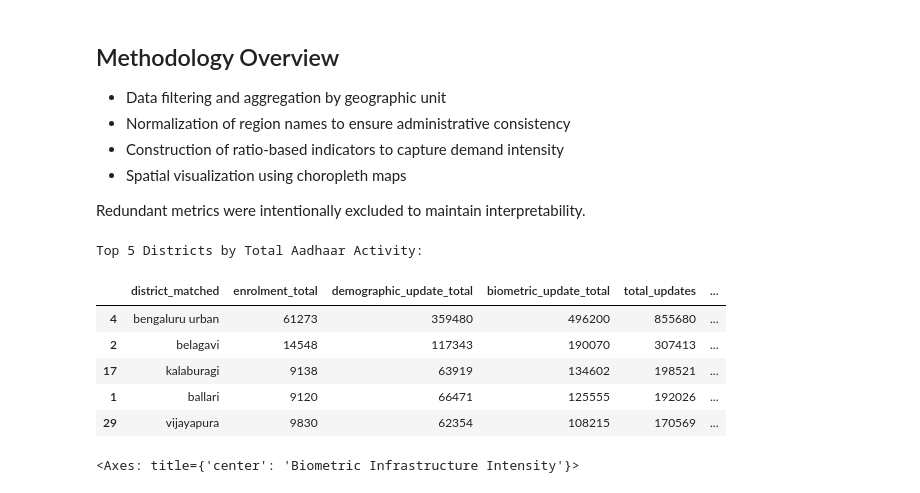
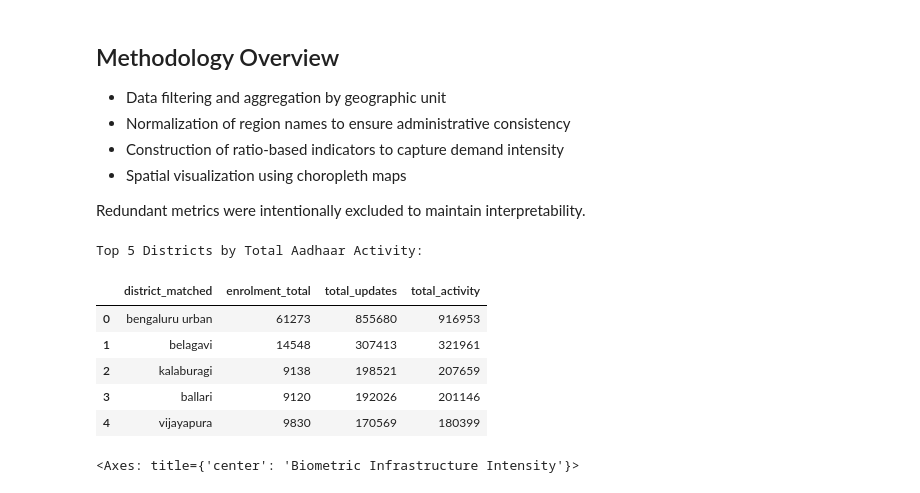
Before and after one commit to KadakWNL/uidai-datathon, a Jupyter notebook: districtsNB.ipynb, the cells around one changed output. Saved outputs shown, nothing was run; the diff lists cells and outputs as text; code cells hidden in the pictures.

```diff
--- a/districtsNB.ipynb
+++ b/districtsNB.ipynb
@@ -165,40 +165,53 @@ district_bio = ka_biometric_df.groupby("district_matched", as_index=False)["biom
 district_wide = (
     district_enrolment
     .merge(district_demo, on="district_matched", how="left")
     .merge(district_bio, on="district_matched", how="left")
     .fillna(0)
 )
 
 # calculate derived metrics
 district_wide["total_updates"] = (
     district_wide["demographic_update_total"] + district_wide["biometric_update_total"]
 )
 
 district_wide["total_activity"] = (
     district_wide["enrolment_total"] + district_wide["total_updates"]
 )
 
 # UPDATE PRESSURE: updates per enrolment
 district_wide["update_pressure"] = (
     district_wide["total_updates"] / district_wide["enrolment_total"]
 )
 
 # What fraction of updates are biometric? (indicates infra needs)
 district_wide["biometric_infra_intensity"] = (
     district_wide["biometric_update_total"] / district_wide["total_updates"]
 )
 
 # Quick look at top districts
 print("Top 5 Districts by Total Aadhaar Activity:")
-district_wide.sort_values("total_activity", ascending=False).head(5)
+top5_activity = (
+    district_wide
+    .sort_values("total_activity", ascending=False)
+    .loc[:, [
+        "district_matched",
+        "enrolment_total",
+        "total_updates",
+        "total_activity"
+    ]]
+    .head(5)
+    .reset_index(drop=True)
+)
+
+top5_activity
 # %% [output]
 Top 5 Districts by Total Aadhaar Activity:
-|  | district_matched | enrolment_total | demographic_update_total | biometric_update_total | total_updates | ... |
-| 4 | bengaluru urban | 61273 | 359480 | 496200 | 855680 | ... |
-| 2 | belagavi | 14548 | 117343 | 190070 | 307413 | ... |
-| 17 | kalaburagi | 9138 | 63919 | 134602 | 198521 | ... |
-| 1 | ballari | 9120 | 66471 | 125555 | 192026 | ... |
-| 29 | vijayapura | 9830 | 62354 | 108215 | 170569 | ... |
+|  | district_matched | enrolment_total | total_updates | total_activity |
+| 0 | bengaluru urban | 61273 | 855680 | 916953 |
+| 1 | belagavi | 14548 | 307413 | 321961 |
+| 2 | kalaburagi | 9138 | 198521 | 207659 |
+| 3 | ballari | 9120 | 192026 | 201146 |
+| 4 | vijayapura | 9830 | 170569 | 180399 |
 # %%
 # merge metrics with geodata
 ka_geo_metrics = ka_geo.merge(
```
Also changed, not shown: 1 other file.
